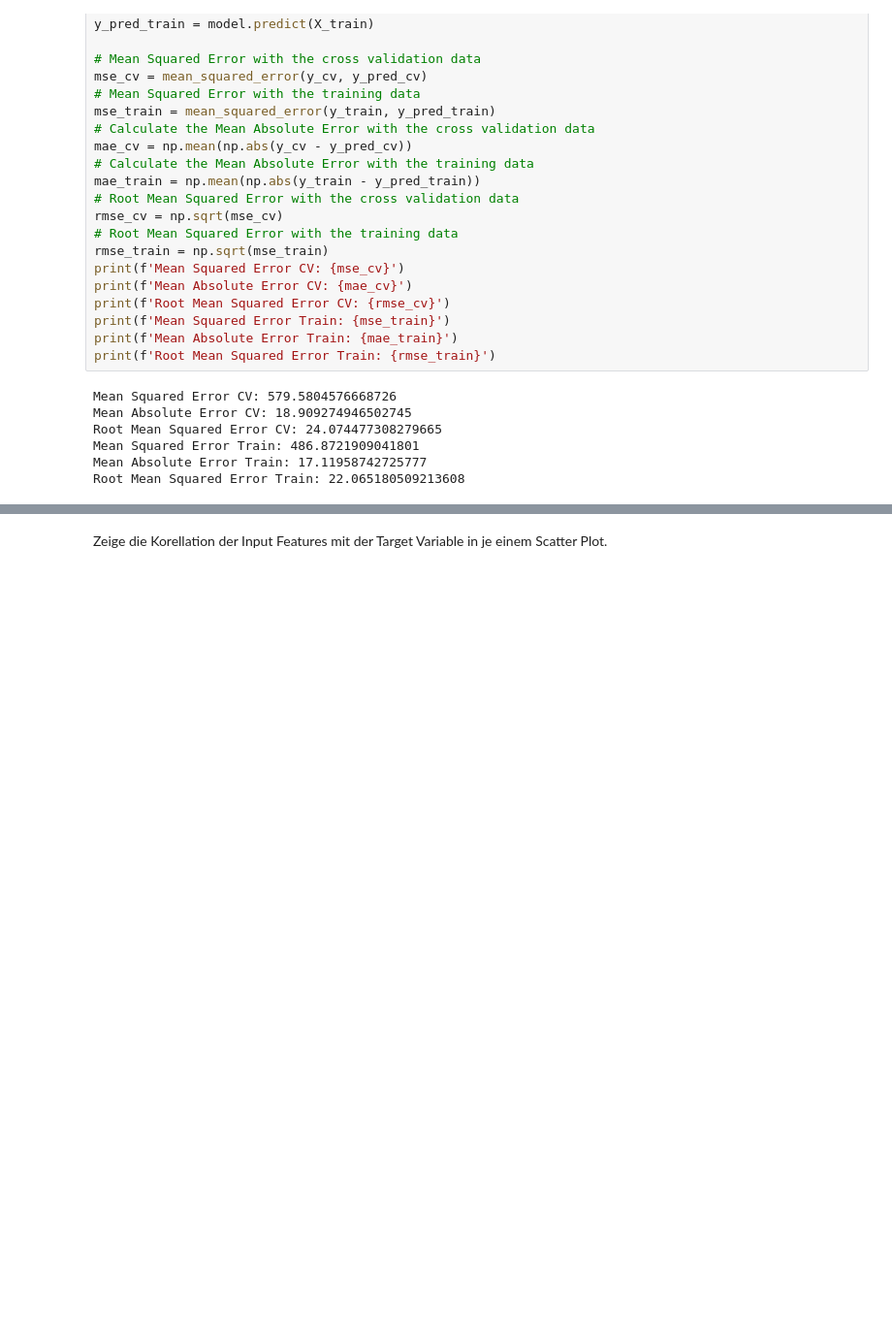
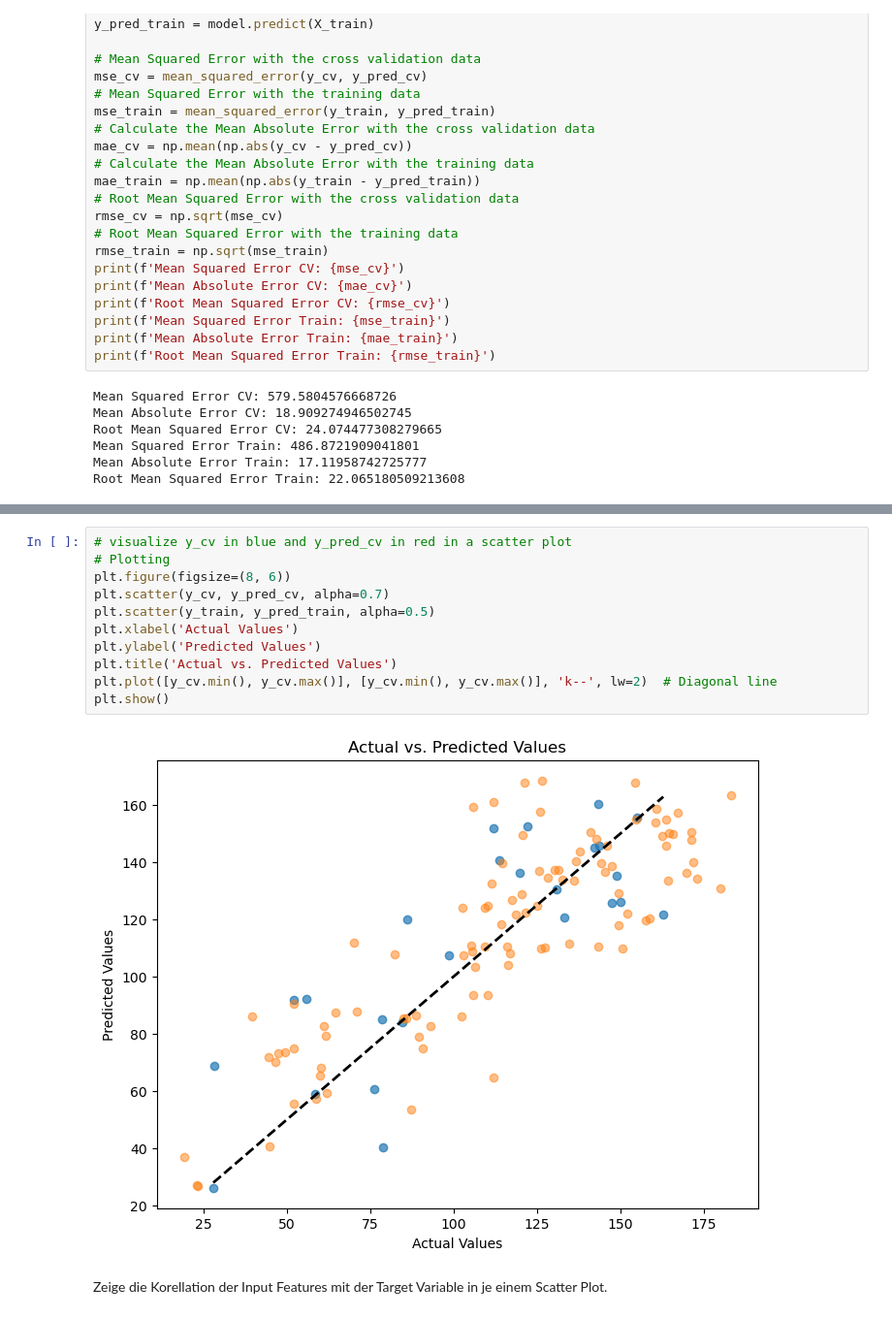
Before and after one commit to bauersebastian/pa_data_science_vawi, a Jupyter notebook: pa_ds_vawi.ipynb, the cells around one changed output, grey strips where cells are left out. Shown: that part at 97% size. Cells and saved outputs as stored; diff of their text form; blank space fills up the shorter version.

Commit message:
visualize the linear regression model

```diff
--- a/pa_ds_vawi.ipynb
+++ b/pa_ds_vawi.ipynb
@@ -215,6 +218,19 @@ print(output_df)
 7    122.01  152.543965
 73    98.43  107.555409
 85    86.02  119.909912
+# %%
+# visualize y_cv in blue and y_pred_cv in red in a scatter plot
+# Plotting
+plt.figure(figsize=(8, 6))
+plt.scatter(y_cv, y_pred_cv, alpha=0.7)
+plt.scatter(y_train, y_pred_train, alpha=0.5)
+plt.xlabel('Actual Values')
+plt.ylabel('Predicted Values')
+plt.title('Actual vs. Predicted Values')
+plt.plot([y_cv.min(), y_cv.max()], [y_cv.min(), y_cv.max()], 'k--', lw=2)  # Diagonal line
+plt.show()
+# %% [output]
+[figure, added]
 # %% [markdown]
 Zeige die Korellation der Input Features mit der Target Variable in je einem Scatter Plot.
 # %%
```
Also changed, not shown: parts of 9 cells of this notebook.
